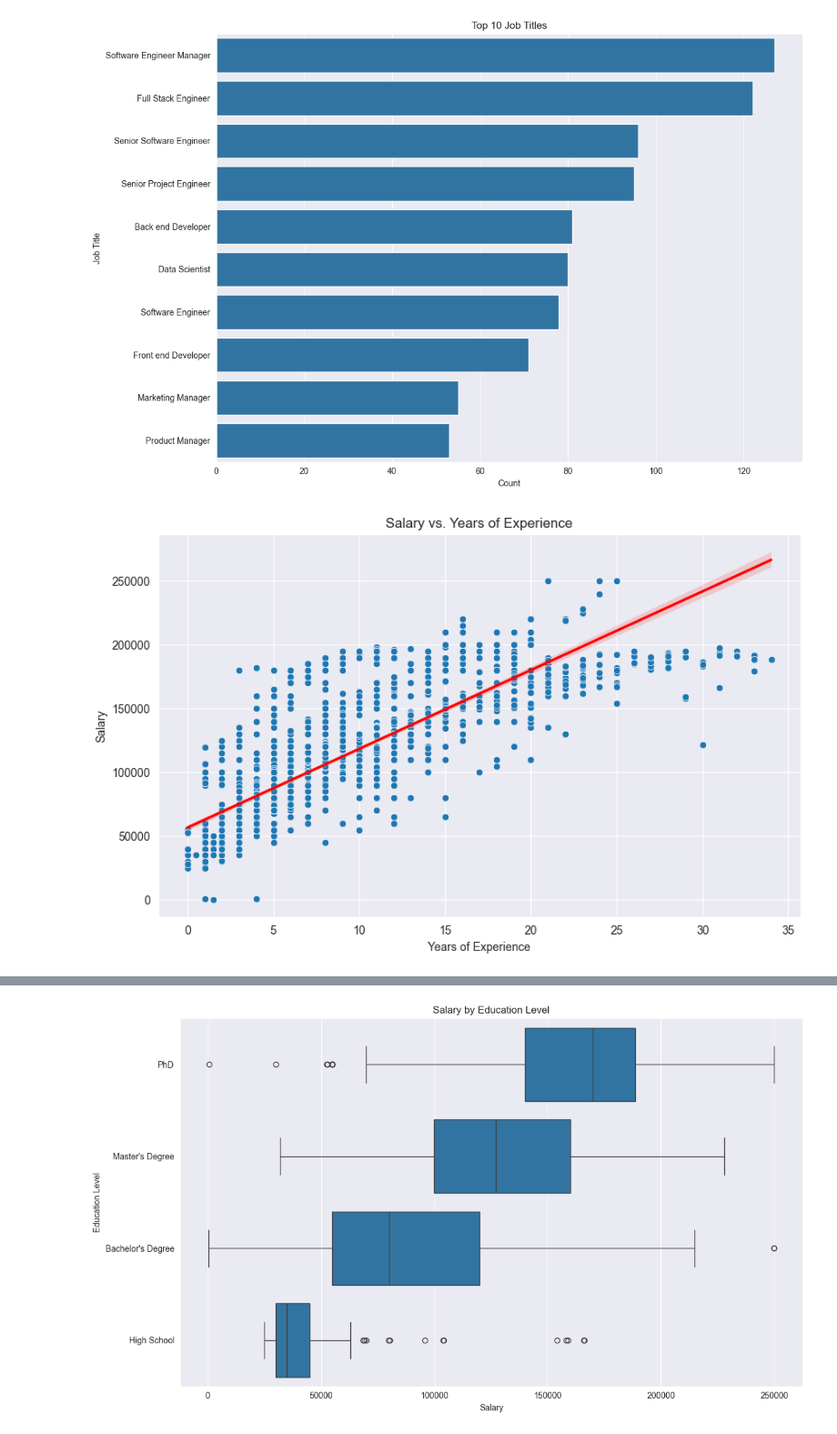
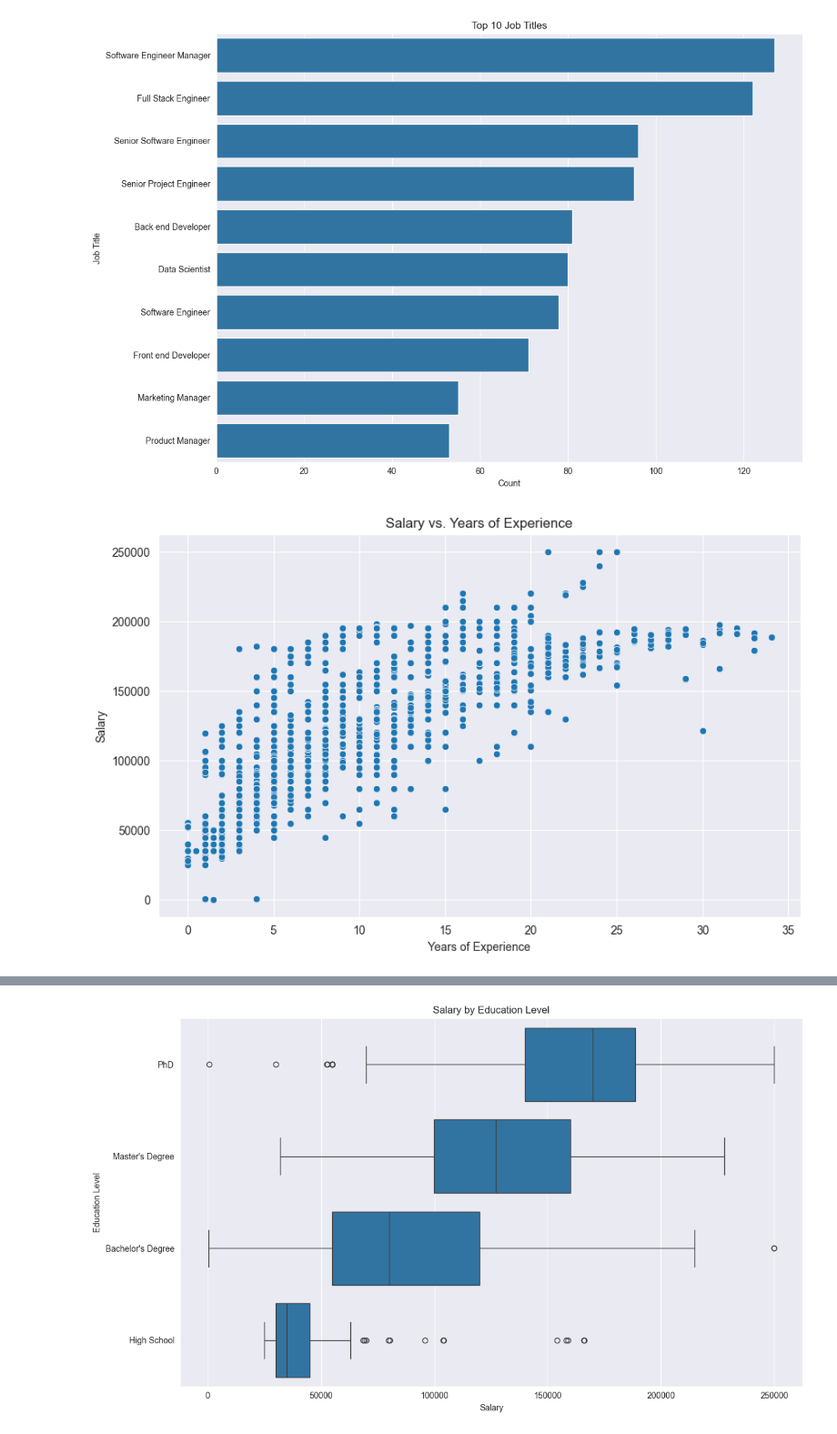
Before and after one commit to a-nadafian/build-your-own-linear-regression, a Jupyter notebook: notebooks/01-initial-exploration.ipynb, the cells around one changed output, grey strips where cells are left out. Shown: that part at 91% size. Saved outputs shown, nothing was run; the diff lists cells and outputs as text; code cells hidden in the pictures.

```diff
--- a/notebooks/01-initial-exploration.ipynb
+++ b/notebooks/01-initial-exploration.ipynb
@@ -217,15 +217,14 @@ plt.show()
 # %%
 # 7. Salary vs. Years of Experience
 plt.figure(figsize=(10, 6))
 sns.scatterplot(x='Years of Experience', y='Salary', data=df)
-sns.regplot(x='Years of Experience', y='Salary', data=df, scatter=False, color='red')
 plt.title('Salary vs. Years of Experience')
 plt.xlabel('Years of Experience')
 plt.ylabel('Salary')
 plt.savefig(os.path.join(plot_dir,'salary_vs_experience.png'))
 plt.show()
 # %% [output]
-[figure, old version]
+[figure, new version]
 # %%
 # 8. Salary vs. Age
 plt.figure(figsize=(10, 6))
```
Also changed, not shown: parts of 9 cells of this notebook, 7 other files.
